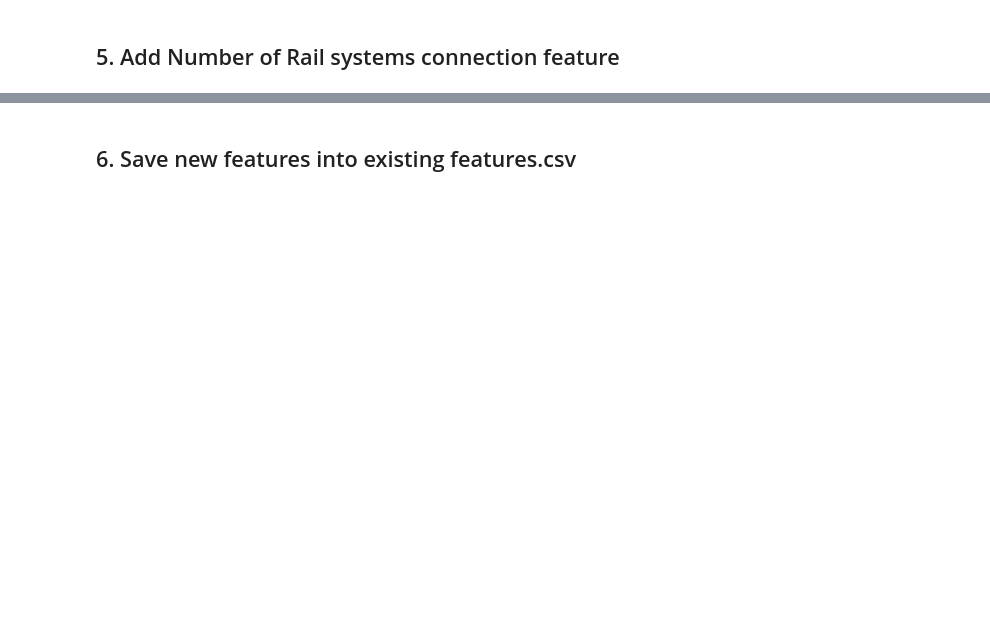
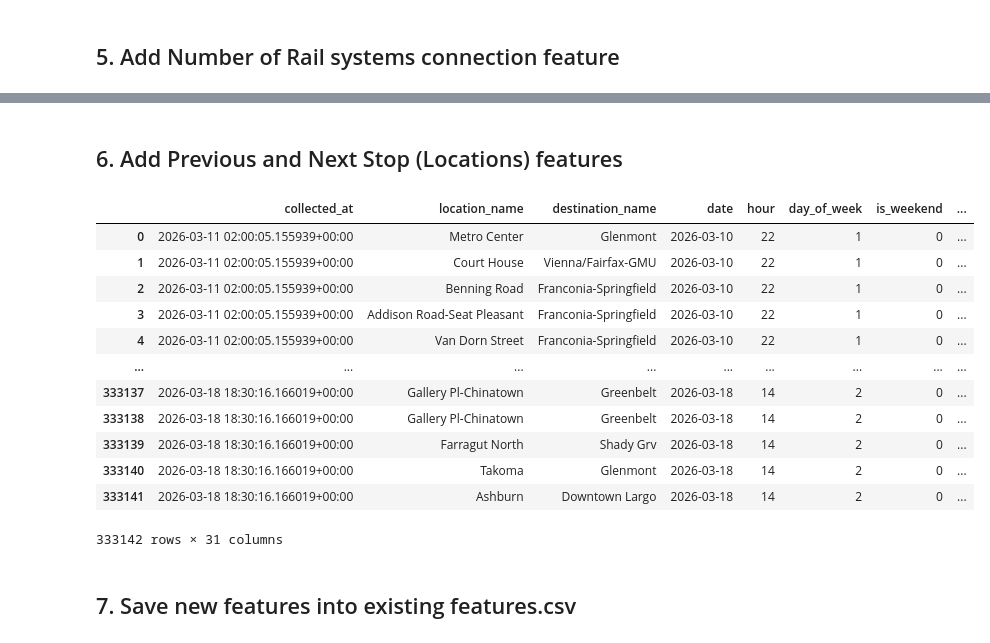
Before and after one commit to Pandabar8/WMATA-Metro-Delay-Prediction, a Jupyter notebook: notebooks/20_feature_engineering.ipynb, the cells around one changed output, grey strips where cells are left out. Drawn from its saved outputs; the diff is of its cells as text; code cells hidden in the pictures; blank space fills up the shorter version.

Commit message:
Add previous and next stop (locations) features

```diff
--- a/notebooks/20_feature_engineering.ipynb
+++ b/notebooks/20_feature_engineering.ipynb
@@ -90,0 +191,2 @@ df_features[df_features['num_rails_conn'] > 1]
+# %% [markdown]
+## 6. Add Previous and Next Stop (Locations) features
@@ -90,0 +212,17 @@ df_features[df_features['num_rails_conn'] > 1]
+# %%
+# Get the full name of a station from WMATA Stations dataset
+@lru_cache(maxsize=None)
+def resolve_station_fullname(name):
+  station_names = tuple(df_stations['station_name'])
+  return process.extractOne(name, station_names)[0]
+
+# Map all station names of a line from RAIL_MAP dict to the station full name stated on WMATA Stations dataset
+@lru_cache(maxsize=None)
+def map_route_sequence(line_routes):
+  mapped_route_sequence = []
+
+  for route in line_routes:
+    if isinstance(route, str): return tuple(map(resolve_station_fullname, line_routes))
+    mapped_route_sequence.append(map_route_sequence(route))
+
+  return tuple(mapped_route_sequence)
@@ -91,3 +327,29 @@ df_features[df_features['num_rails_conn'] > 1]
+# %%
+# Add previous station code from location based on destination
+df_features['previous_location_code'] = df_features.apply(lambda row: get_station_code(row['line'], get_stop_name('previous', row['line'],\
+                                                                                                                  row['location_name'],\
+                                                                                                                  row['destination_name'])), axis=1)
+
+# Add next station code from location based on destination
+df_features['next_location_code'] = df_features.apply(lambda row: get_station_code(row['line'], get_stop_name('next', row['line'],\
+                                                                                                              row['location_name'],\
+                                                                                                              row['destination_name'])), axis=1)
+
+df_features
+# %% [output]
+|  | collected_at | location_name | destination_name | date | hour | day_of_week | is_weekend | ... |
+| 0 | 2026-03-11 02:00:05.155939+00:00 | Metro Center | Glenmont | 2026-03-10 | 22 | 1 | 0 | ... |
+| 1 | 2026-03-11 02:00:05.155939+00:00 | Court House | Vienna/Fairfax-GMU | 2026-03-10 | 22 | 1 | 0 | ... |
+| 2 | 2026-03-11 02:00:05.155939+00:00 | Benning Road | Franconia-Springfield | 2026-03-10 | 22 | 1 | 0 | ... |
+| 3 | 2026-03-11 02:00:05.155939+00:00 | Addison Road-Seat Pleasant | Franconia-Springfield | 2026-03-10 | 22 | 1 | 0 | ... |
+| 4 | 2026-03-11 02:00:05.155939+00:00 | Van Dorn Street | Franconia-Springfield | 2026-03-10 | 22 | 1 | 0 | ... |
+| ... | ... | ... | ... | ... | ... | ... | ... | ... |
+| 333137 | 2026-03-18 18:30:16.166019+00:00 | Gallery Pl-Chinatown | Greenbelt | 2026-03-18 | 14 | 2 | 0 | ... |
+| 333138 | 2026-03-18 18:30:16.166019+00:00 | Gallery Pl-Chinatown | Greenbelt | 2026-03-18 | 14 | 2 | 0 | ... |
+| 333139 | 2026-03-18 18:30:16.166019+00:00 | Farragut North | Shady Grv | 2026-03-18 | 14 | 2 | 0 | ... |
+| 333140 | 2026-03-18 18:30:16.166019+00:00 | Takoma | Glenmont | 2026-03-18 | 14 | 2 | 0 | ... |
+| 333141 | 2026-03-18 18:30:16.166019+00:00 | Ashburn | Downtown Largo | 2026-03-18 | 14 | 2 | 0 | ... |
+333142 rows × 31 columns
 # %% [markdown]
-## 6. Save new features into existing features.csv
+## 7. Save new features into existing features.csv
 # %%
```
Also changed, not shown: parts of 14 cells of this notebook.
